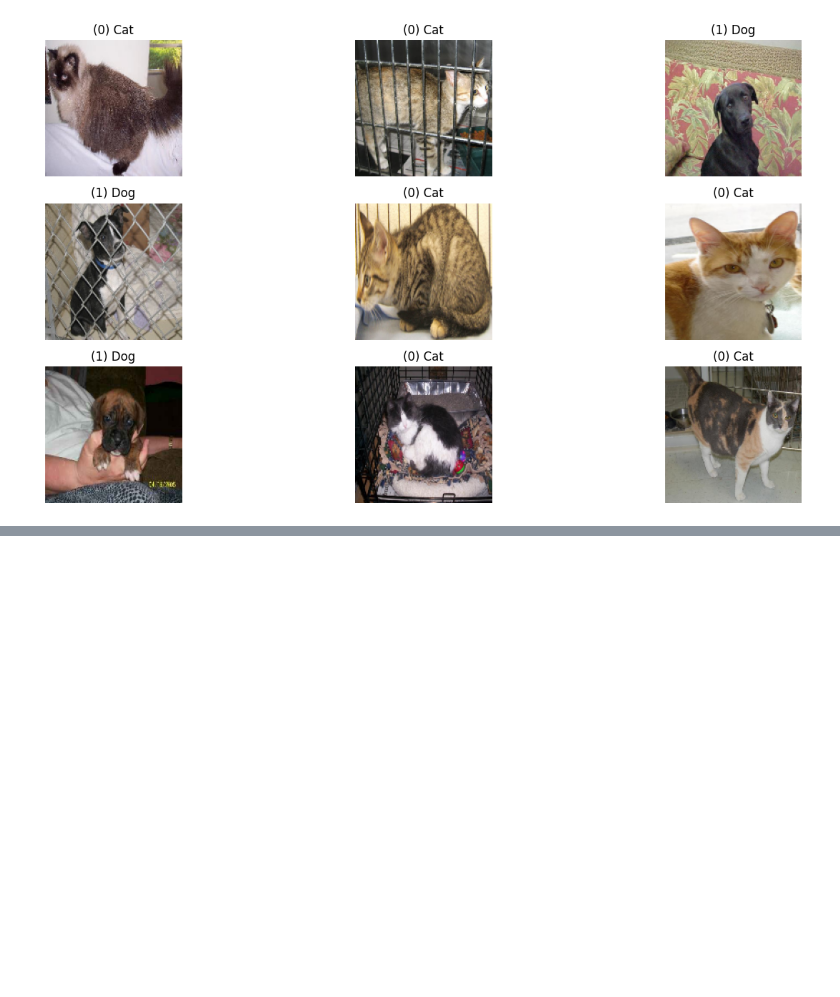
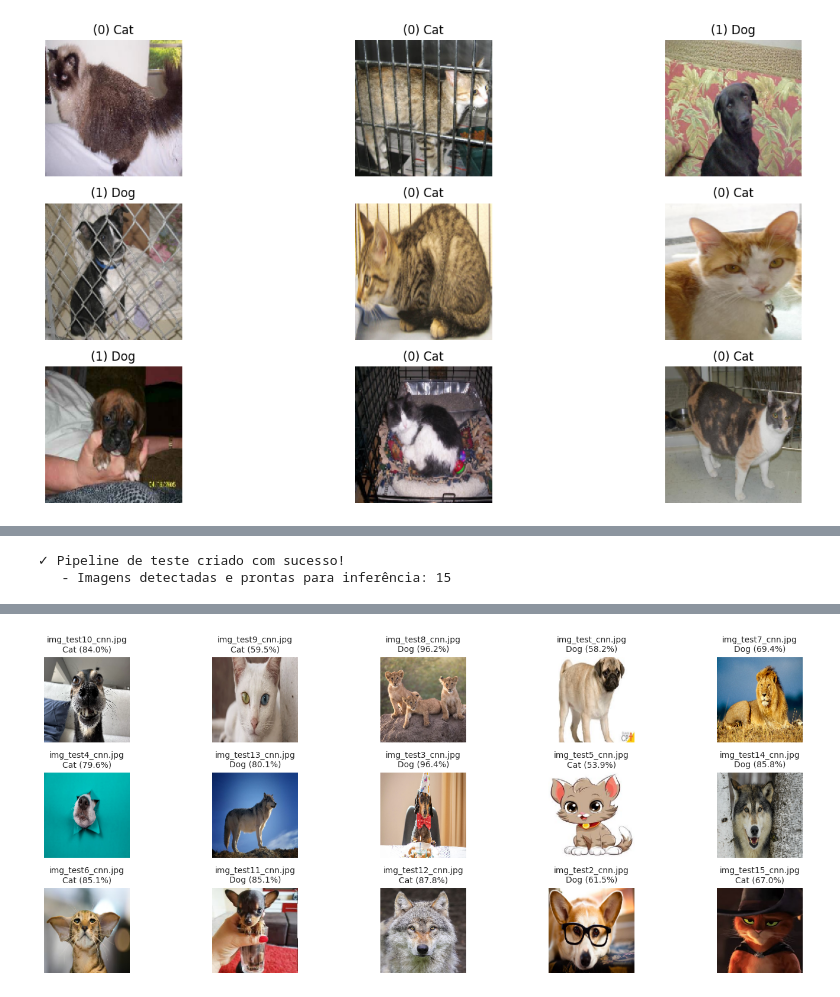
Before and after one commit to DaviFPassos/CNN-Classification-of-Animals, a Jupyter notebook: p1.ipynb, the cells around one changed output, grey strips where cells are left out. Cells and saved outputs as stored; diff of their text form; code cells hidden in the pictures; blank space fills up the shorter version.

```diff
--- a/p1.ipynb
+++ b/p1.ipynb
@@ -220,0 +217,73 @@ Epoch 30/30
+# %%
+import glob
+import tensorflow as tf
+
+# --- CONFIGURAÇÃO DA PASTA DE TESTE EXTERNA ---
+# Substitua pelo caminho da sua pasta com as 10 fotos (pode ser relativo ou absoluto)
+PASTA_NOVAS_FOTOS = "random_photos/"
+
+# Coleta todos os arquivos de imagem dentro dessa pasta usando o glob
+# O asterisco '*' indica que ele vai pegar tudo o que estiver lá dentro
+novos_arquivos = glob.glob(f'{PASTA_NOVAS_FOTOS}/*')
+
+# Filtra para garantir que pegamos apenas arquivos com extensões de imagem válidas
+novos_arquivos = [f for f in novos_arquivos if f.lower().endswith(('.jpg', '.jpeg', '.png'))]
+
+# Cria o pipeline do TensorFlow apenas com os caminhos dos arquivos
+# Como são fotos novas sem rótulo, passamos uma "label dummy" (ex: 0) só para manter a estrutura da função
+dataset_novas_fotos = tf.data.Dataset.from_tensor_slices((
+    novos_arquivos,
+    [0] * len(novos_arquivos)  # Cria uma lista de zeros com o mesmo tamanho da lista de fotos
+))
+
+# Aplica a mesma função 'load_image_safe' que você já definiu no seu Notebook
+# Isso garante que se alguma das 10 fotos tiver canais errados ou bytes corrompidos, ela não trave
+dataset_novas_fotos = dataset_novas_fotos.map(load_image_safe, num_parallel_calls=tf.data.AUTOTUNE)
+
+# Define o tamanho do lote. Como são apenas 10 imagens, um batch_size de 10 processa todas de uma vez só!
+dataset_novas_fotos = dataset_novas_fotos.batch(len(novos_arquivos))
+
+print(f"✓ Pipeline de teste criado com sucesso!")
+print(f"   - Imagens detectadas e prontas para inferência: {len(novos_arquivos)}")
+# %% [output]
+✓ Pipeline de teste criado com sucesso!
+   - Imagens detectadas e prontas para inferência: 15
+# %%
+import matplotlib.pyplot as plt
+
+class_names = ['Cat', 'Dog']
+
+# Extrai o único lote contendo as 10 imagens prontas
+for images, _ in dataset_novas_fotos.take(1):
+    # O modelo faz a previsão de todas as 10 imagens simultaneamente em altíssima velocidade
+    predictions = model.predict(images)
+
+    # Prepara o tamanho do grid dependendo de quantas imagens realmente foram carregadas
+    plt.figure(figsize=(15, 6))
+
+    for idx, caminho_foto in enumerate(novos_arquivos):
+        plt.subplot(3, 5, idx + 1) # Cria um grid de 2 linhas e 5 colunas (total 10)
+
+        # Exibe a imagem original convertida de tensor para uint8
+        plt.imshow(images[idx].numpy().astype('uint8'))
+
+        # Extrai o score individual da imagem atual
+        score = predictions[idx][0]
+
+        # Define a classe e calcula a porcentagem de certeza
+        if score < 0.5:
+            nome_classe = class_names[0]
+            certeza = (1 - score) * 100
+        else:
+            nome_classe = class_names[1]
+            certeza = score * 100
+
+        # Pega apenas o nome do arquivo (ex: "foto1.jpg") para o título não ficar gigante
+        nome_arquivo_curto = caminho_foto.split('/')[-1]
+
+        plt.title(f"{nome_arquivo_curto}\n{nome_classe} ({certeza:.1f}%)", fontsize=10)
+        plt.axis('off')
+
+plt.tight_layout()
+plt.show()
+# %% [output]
@@ -221,3 +291,4 @@ Epoch 30/30
+[figure, added]
 # %%
 import seaborn as sns
 import matplotlib.pyplot as plt
```
Also changed, not shown: parts of 4 cells of this notebook, 1 other file.
